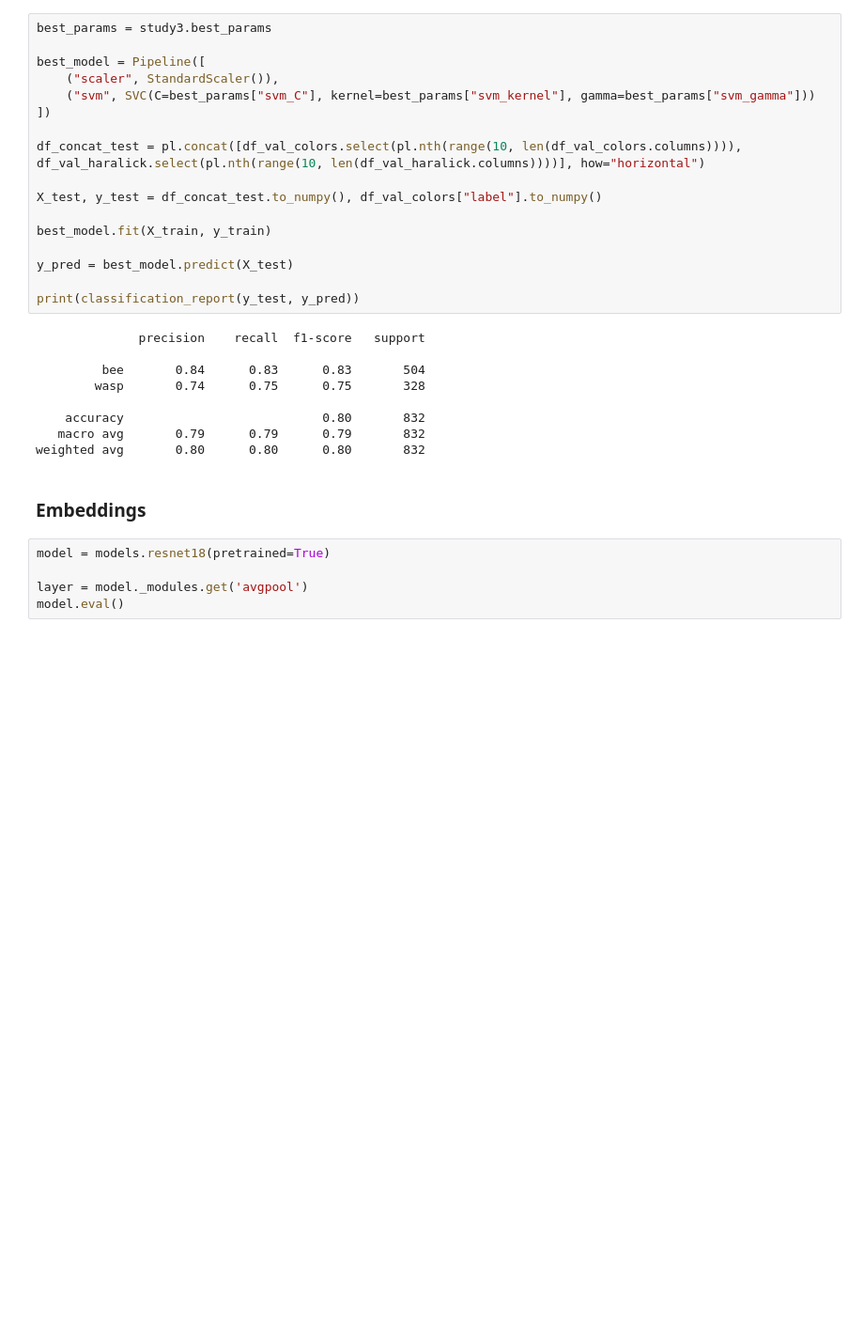
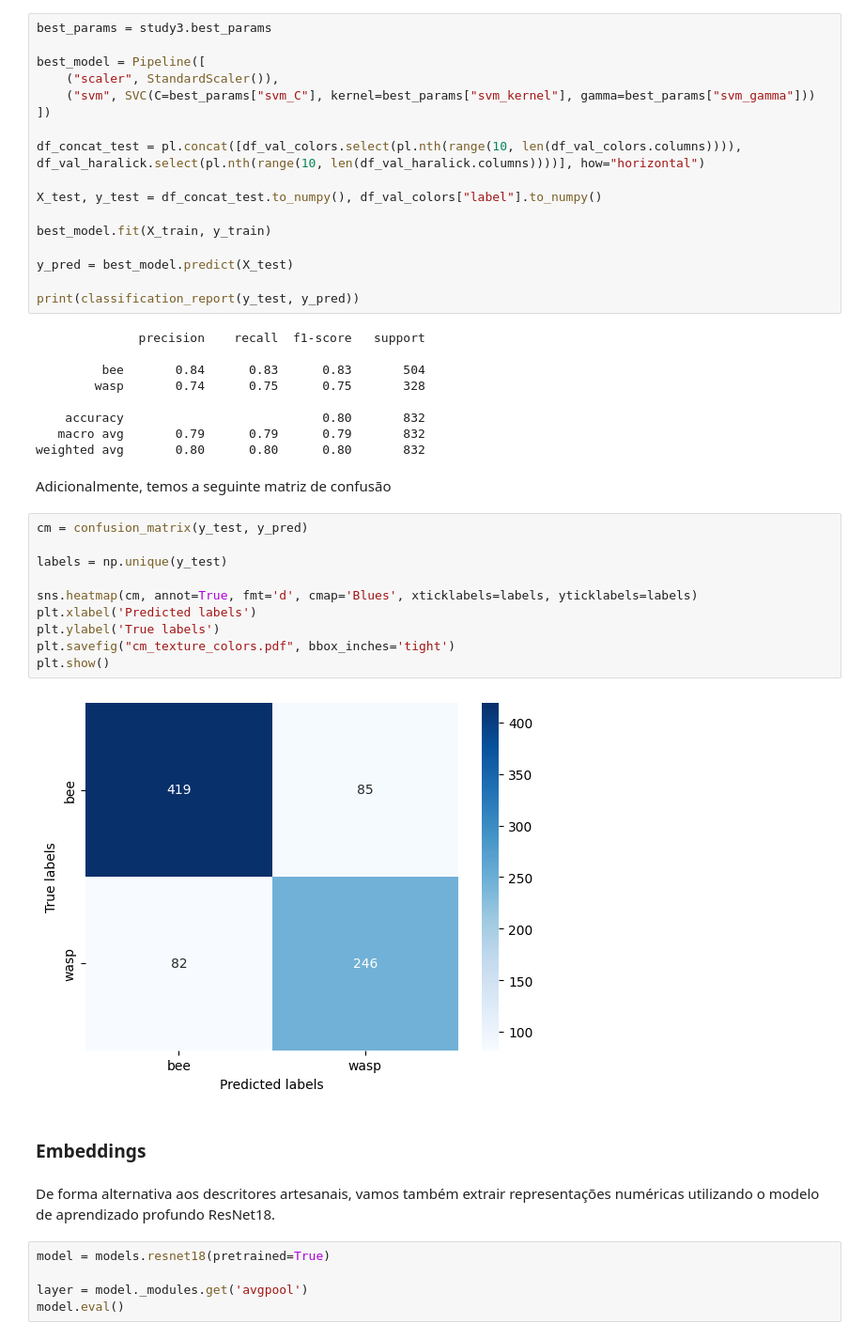
Before and after one commit to brenoslivio/MDNE_2024, a Jupyter notebook: Project_2/Projeto2.ipynb, the cells around one changed output. Shown at 94% size. Saved outputs shown, nothing was run; the diff lists cells and outputs as text; blank space fills up the shorter version.

```diff
--- a/Project_2/Projeto2.ipynb
+++ b/Project_2/Projeto2.ipynb
@@ -422,8 +498,24 @@ print(classification_report(y_test, y_pred))
     accuracy                           0.80       832
    macro avg       0.79      0.79      0.79       832
 weighted avg       0.80      0.80      0.80       832
+# %% [markdown]
+Adicionalmente, temos a seguinte matriz de confusão
+# %%
+cm = confusion_matrix(y_test, y_pred)
+
+labels = np.unique(y_test)
+
+sns.heatmap(cm, annot=True, fmt='d', cmap='Blues', xticklabels=labels, yticklabels=labels)
+plt.xlabel('Predicted labels')
+plt.ylabel('True labels')
+plt.savefig("cm_texture_colors.pdf", bbox_inches='tight')
+plt.show()
+# %% [output]
+[figure, added]
 # %% [markdown]
 ### Embeddings
+# %% [markdown]
+De forma alternativa aos descritores artesanais, vamos também extrair representações numéricas utilizando o modelo de aprendizado profundo ResNet18.
 # %%
 model = models.resnet18(pretrained=True)
 
```
Also changed, not shown: parts of 45 cells of this notebook.
